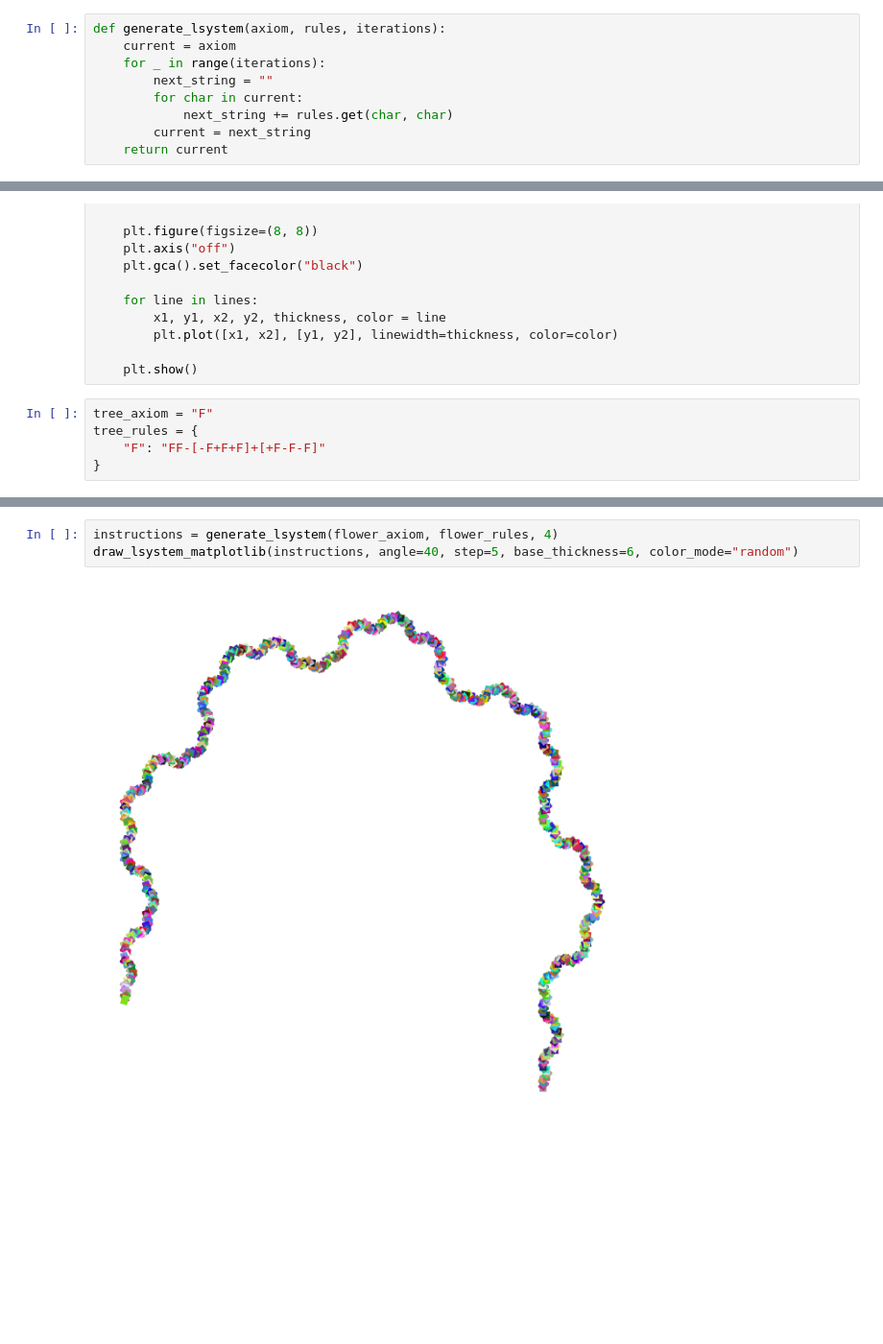
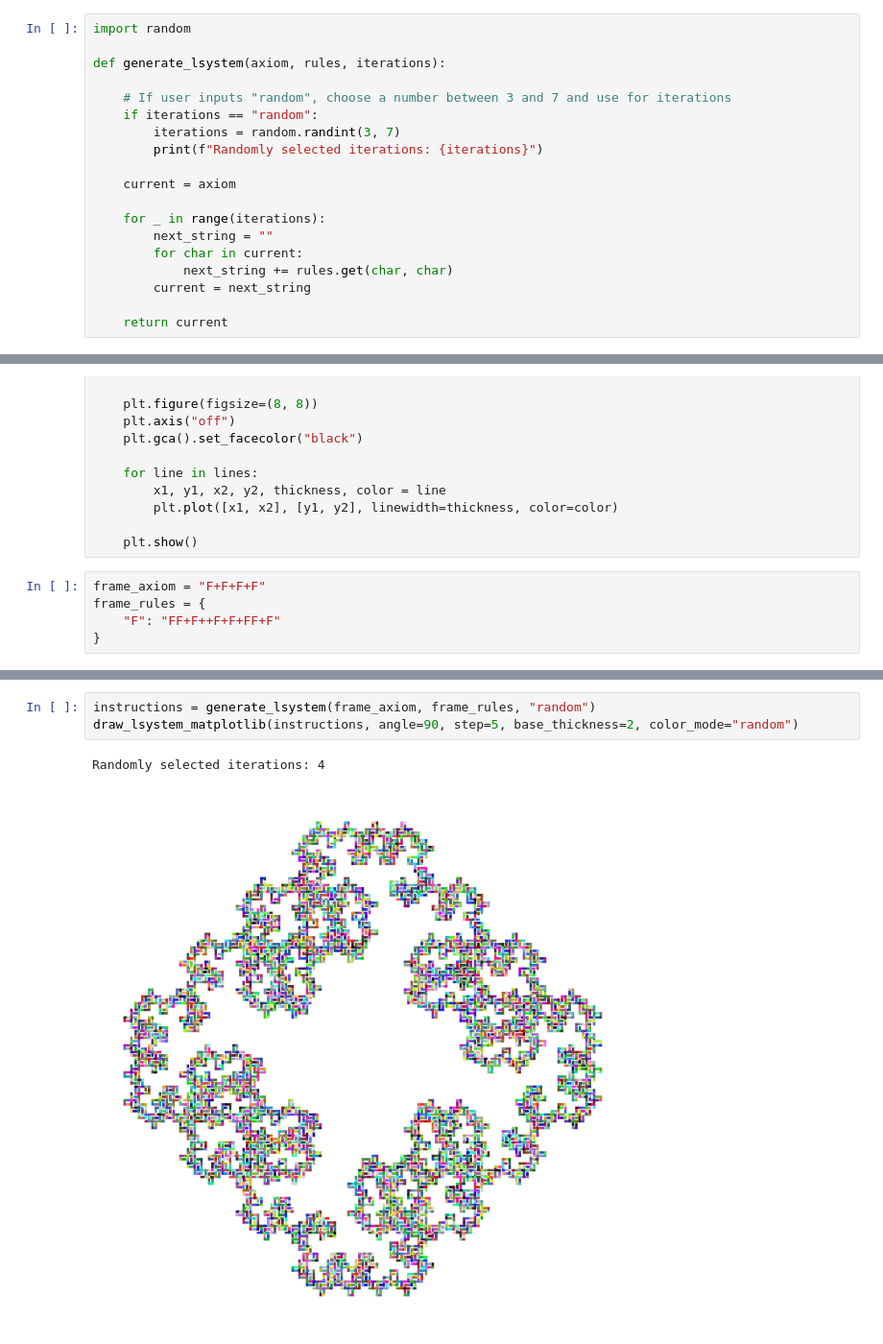
Before and after one commit to AfterALLo/Lab-3, a Jupyter notebook: l-systems.ipynb, the cells around one changed output, grey strips where cells are left out. Shown at 96% size. Drawn from its saved outputs; the diff is of its cells as text; blank space fills up the shorter version.

```diff
--- a/l-systems.ipynb
+++ b/l-systems.ipynb
@@ -165,13 +165,23 @@ Tips:
 - The angle parameter greatly affects the final appearance
 - Remember to close turtle windows between experiments
 # %%
+import random
+
 def generate_lsystem(axiom, rules, iterations):
+
+    # If user inputs "random", choose a number between 3 and 7 and use for iterations
+    if iterations == "random":
+        iterations = random.randint(3, 7)
+        print(f"Randomly selected iterations: {iterations}")
+
     current = axiom
+
     for _ in range(iterations):
         next_string = ""
         for char in current:
             next_string += rules.get(char, char)
         current = next_string
+
     return current
 # %%
 def draw_lsystem_matplotlib(instructions, angle, step, base_thickness, color_mode="green"):
@@ -225,8 +235,8 @@ def draw_lsystem_matplotlib(instructions, angle, step, base_thickness, color_mod
 
     plt.show()
 # %%
-tree_axiom = "F"
-tree_rules = {
-    "F": "FF-[-F+F+F]+[+F-F-F]"
+frame_axiom = "F+F+F+F"
+frame_rules = {
+    "F": "FF+F++F+F+FF+F"
 }
 # %%
@@ -247,5 +262,6 @@ draw_lsystem_matplotlib(instructions, angle=22.5, step=5, base_thickness=5, colo
 # %%
-instructions = generate_lsystem(flower_axiom, flower_rules, 4)
-draw_lsystem_matplotlib(instructions, angle=40, step=5, base_thickness=6, color_mode="random")
+instructions = generate_lsystem(frame_axiom, frame_rules, "random")
+draw_lsystem_matplotlib(instructions, angle=90, step=5, base_thickness=2, color_mode="random")
 # %% [output]
+Randomly selected iterations: 4
-[figure, old version]
+[figure, new version]
```
Also changed, not shown: parts of 6 cells of this notebook.
